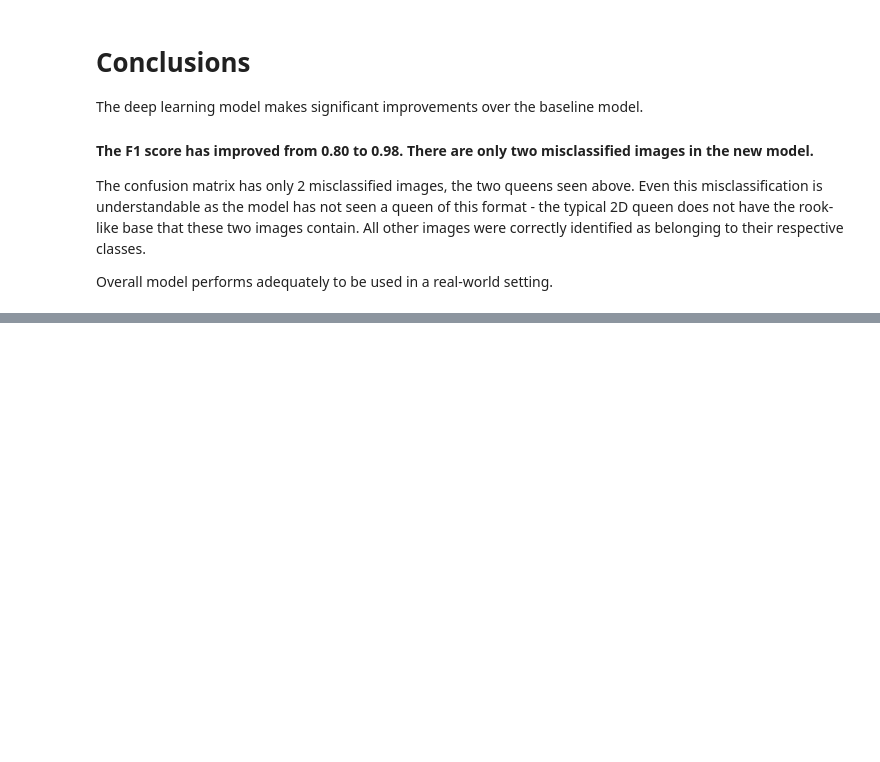
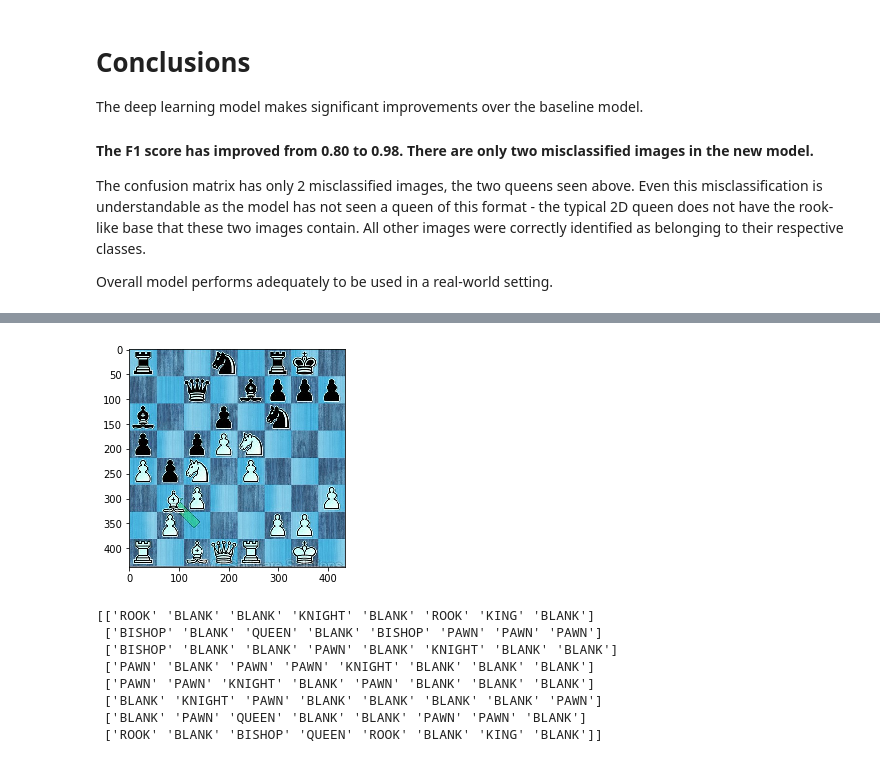
Before and after one commit to rtindru/chess_move, a Jupyter notebook: piece_detector.ipynb, the cells around one changed output, grey strips where cells are left out. Saved outputs shown, nothing was run; the diff lists cells and outputs as text; code cells hidden in the pictures; blank space fills up the shorter version.

```diff
--- a/piece_detector.ipynb
+++ b/piece_detector.ipynb
@@ -333,0 +431,12 @@ Overall model performs adequately to be used in a real-world setting.
+# %%
+display_predict_board('data/full_boards/full_board_2.jpg')
+# %% [output]
+[figure, added]
+[['ROOK' 'BLANK' 'BLANK' 'KNIGHT' 'BLANK' 'ROOK' 'KING' 'BLANK']
+ ['BISHOP' 'BLANK' 'QUEEN' 'BLANK' 'BISHOP' 'PAWN' 'PAWN' 'PAWN']
+ ['BISHOP' 'BLANK' 'BLANK' 'PAWN' 'BLANK' 'KNIGHT' 'BLANK' 'BLANK']
+ ['PAWN' 'BLANK' 'PAWN' 'PAWN' 'KNIGHT' 'BLANK' 'BLANK' 'BLANK']
+ ['PAWN' 'PAWN' 'KNIGHT' 'BLANK' 'PAWN' 'BLANK' 'BLANK' 'BLANK']
+ ['BLANK' 'KNIGHT' 'PAWN' 'BLANK' 'BLANK' 'BLANK' 'BLANK' 'PAWN']
+ ['BLANK' 'PAWN' 'QUEEN' 'BLANK' 'BLANK' 'PAWN' 'PAWN' 'BLANK']
+ ['ROOK' 'BLANK' 'BISHOP' 'QUEEN' 'ROOK' 'BLANK' 'KING' 'BLANK']]
```
Also changed, not shown: parts of 6 cells of this notebook, 4 other files.
